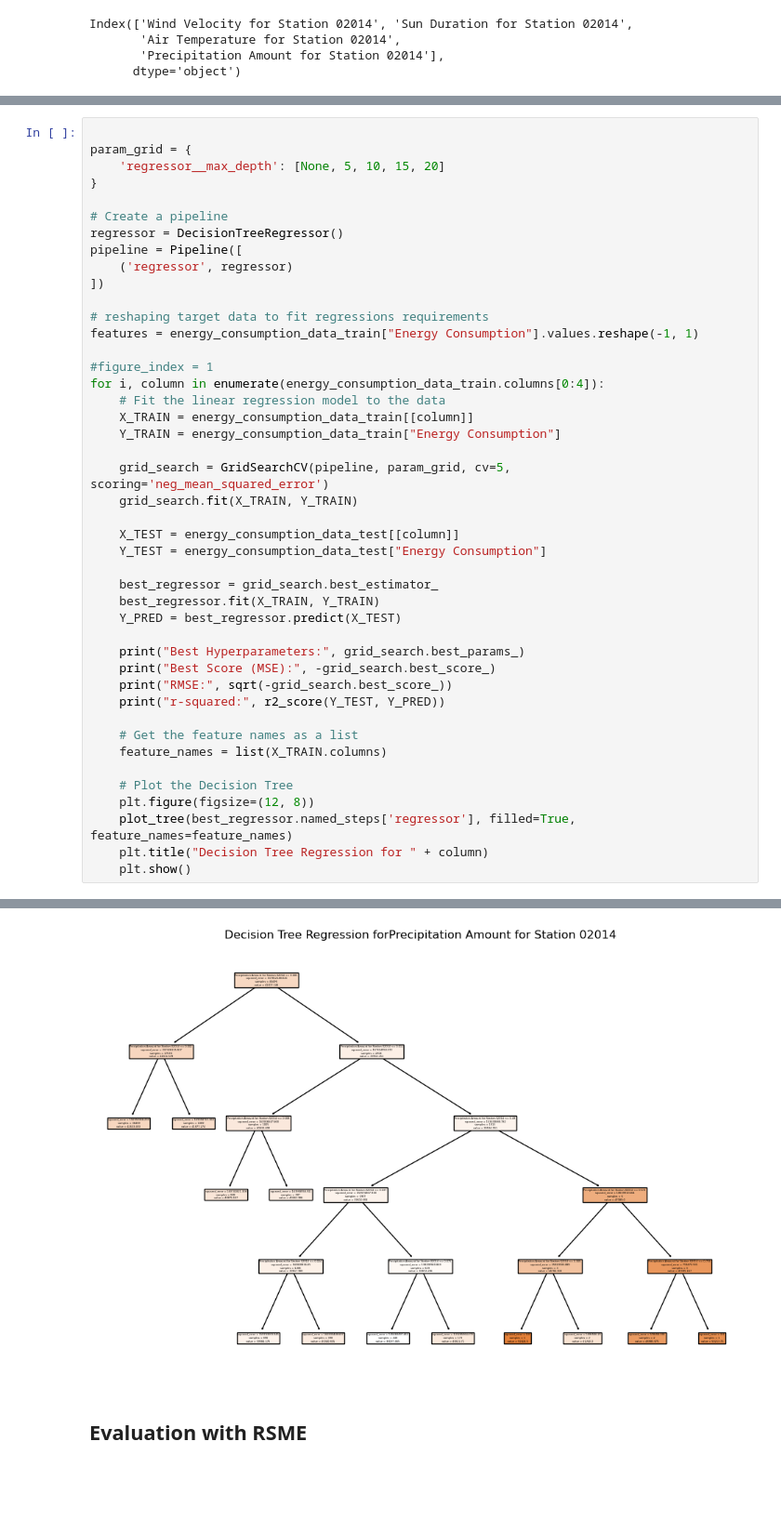
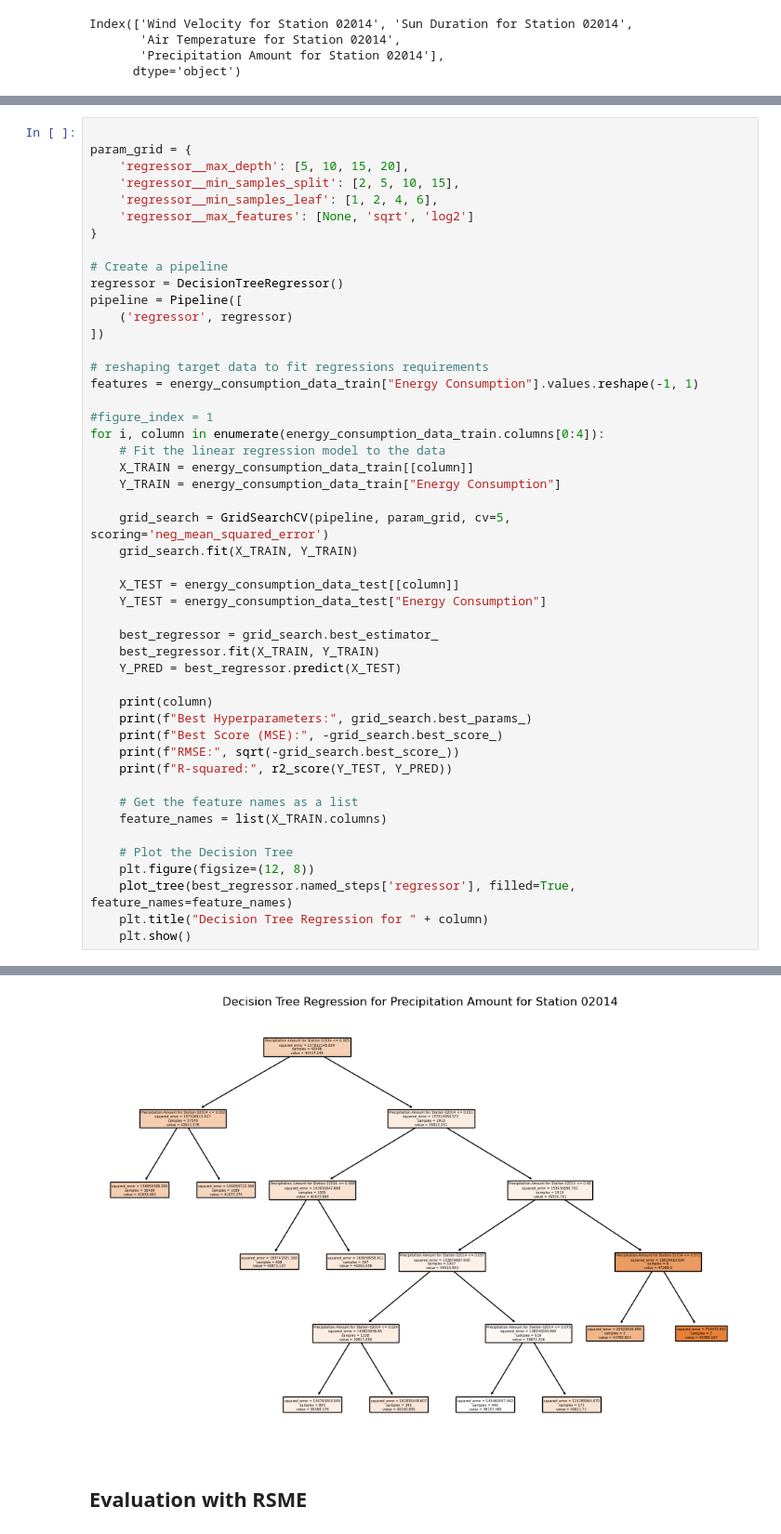
Before and after one commit to maxlautenbach/data-quadrat, a Jupyter notebook: DecisionTreeRegression.ipynb, the cells around one changed output, grey strips where cells are left out. Shown at 93% size. Cells and saved outputs as stored; diff of their text form; blank space fills up the shorter version.

Commit message:
Hyperparameter Tuning

```diff
--- a/DecisionTreeRegression.ipynb
+++ b/DecisionTreeRegression.ipynb
@@ -156,7 +156,10 @@ r-squared: -0.15311261576948088
 # %%
 
 param_grid = {
-    'regressor__max_depth': [None, 5, 10, 15, 20]
+    'regressor__max_depth': [5, 10, 15, 20],
+    'regressor__min_samples_split': [2, 5, 10, 15],
+    'regressor__min_samples_leaf': [1, 2, 4, 6],
+    'regressor__max_features': [None, 'sqrt', 'log2']
 }
 
 # Create a pipeline
@@ -184,10 +187,11 @@ for i, column in enumerate(energy_consumption_data_train.columns[0:4]):
     best_regressor.fit(X_TRAIN, Y_TRAIN)
     Y_PRED = best_regressor.predict(X_TEST)
 
-    print("Best Hyperparameters:", grid_search.best_params_)
-    print("Best Score (MSE):", -grid_search.best_score_)
-    print("RMSE:", sqrt(-grid_search.best_score_))
-    print("r-squared:", r2_score(Y_TEST, Y_PRED))
+    print(column)
+    print(f"Best Hyperparameters:", grid_search.best_params_)
+    print(f"Best Score (MSE):", -grid_search.best_score_)
+    print(f"RMSE:", sqrt(-grid_search.best_score_))
+    print(f"R-squared:", r2_score(Y_TEST, Y_PRED))
 
     # Get the feature names as a list
     feature_names = list(X_TRAIN.columns)
@@ -220,3 +228,3 @@ r-squared: -0.15100541768286502
-[figure, old version]
+[figure, new version]
 # %% [markdown]
 ## Evaluation with RSME ##
```
Also changed, not shown: parts of 1 cell of this notebook.
